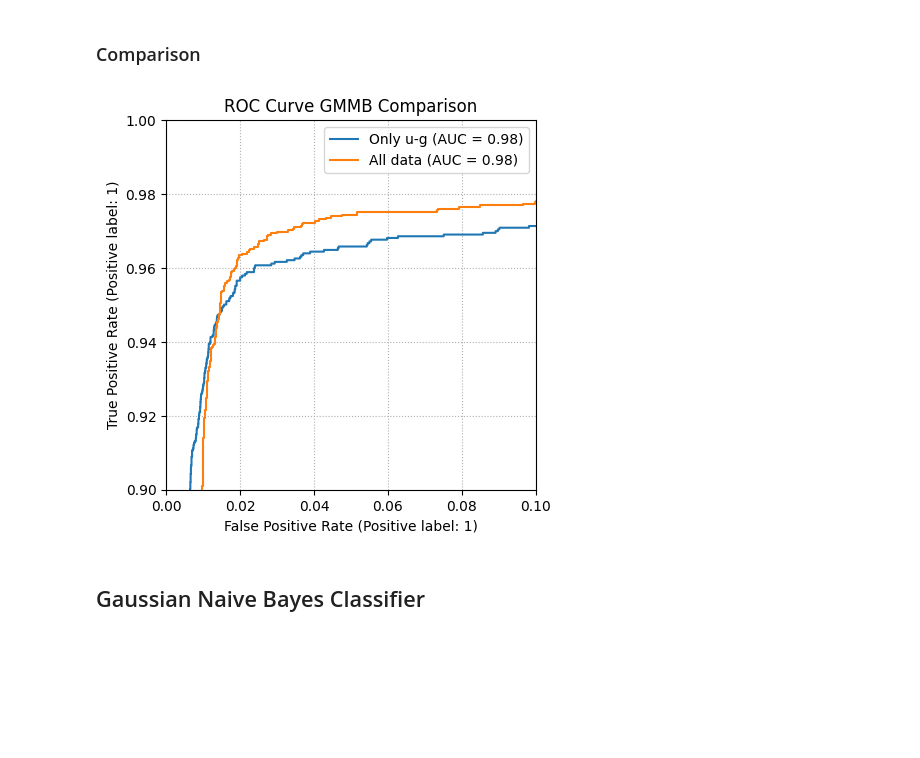
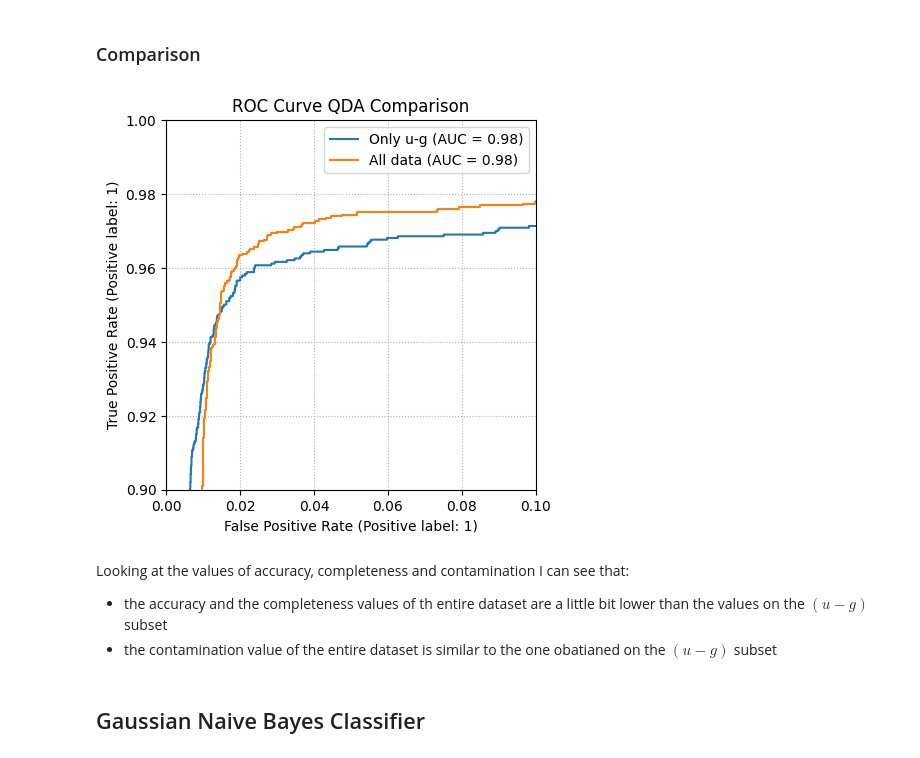
Before and after one commit to APozzi22/astrostatistics_bicocca_2025, a Jupyter notebook: working/E15_SDSS_Galaxies_vs_Quasars.ipynb, the cells around one changed output. Saved outputs shown, nothing was run; the diff lists cells and outputs as text; code cells hidden in the pictures; blank space fills up the shorter version.

```diff
--- a/working/E15_SDSS_Galaxies_vs_Quasars.ipynb
+++ b/working/E15_SDSS_Galaxies_vs_Quasars.ipynb
@@ -461,17 +475,21 @@ Contamination: 0.0651
 # %%
 fig, ax = plt.subplots()
 
 RocCurveDisplay.from_predictions(y_test, y_proba, name="Only u-g", ax=ax)
 RocCurveDisplay.from_predictions(y_test_AD, y_proba_AD, name="All data", ax=ax)
 
 plt.xlim(0,0.1)
 plt.ylim(0.9,1)
-plt.title("ROC Curve GMMB Comparison")
+plt.title("ROC Curve QDA Comparison")
 plt.legend()
 plt.grid(linestyle = ':')
 plt.show()
 # %% [output]
-[figure, old version]
+[figure, new version]
+# %% [markdown]
+Looking at the values of accuracy, completeness and contamination I can see that:
+- the accuracy and the completeness values of th entire dataset are a little bit lower than the values on the $(u - g)$ subset
+- the contamination value of the entire dataset is similar to the one obatianed on the $(u - g)$ subset
 # %% [markdown]
 ## Gaussian Naive Bayes Classifier
 # %% [markdown]
```
Also changed, not shown: parts of 21 cells of this notebook.
